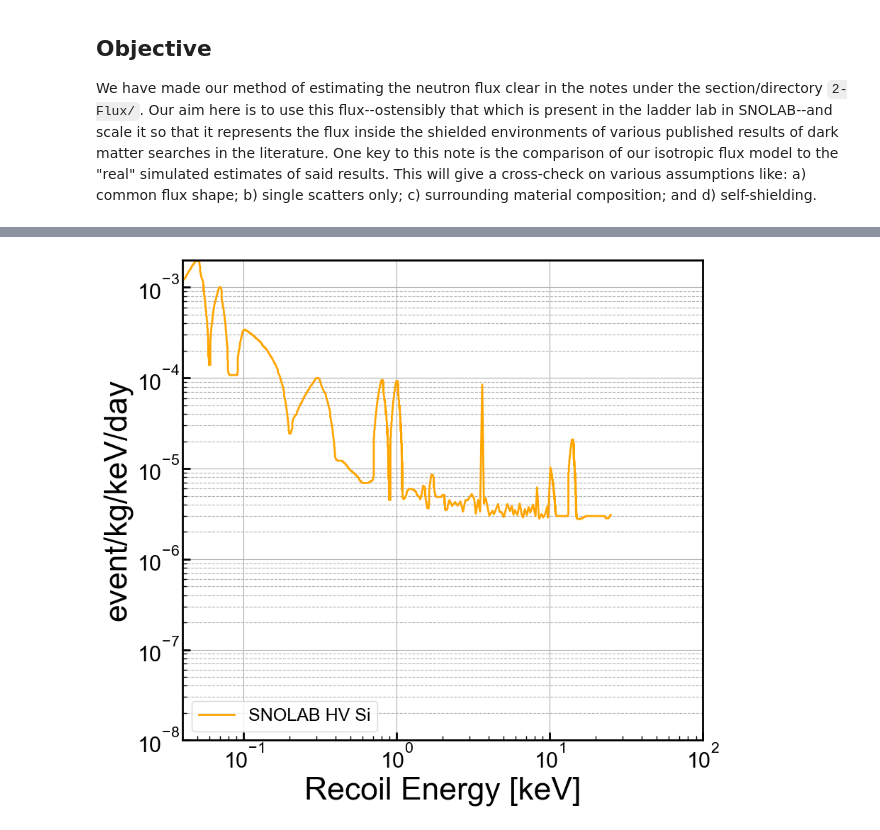
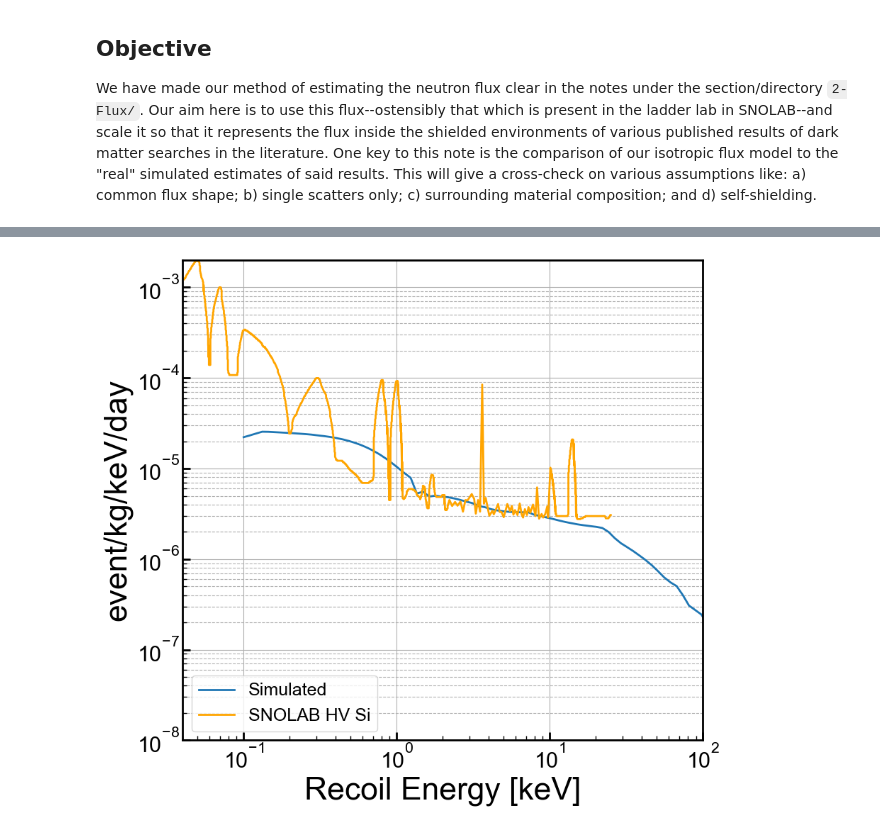
Before and after one commit to villano-lab/n-elec-scattering, a Jupyter notebook: 3-Final-Spectra/A-Flux-Scaling.ipynb, the cells around one changed output, grey strips where cells are left out. Drawn from its saved outputs; the diff is of its cells as text; code cells hidden in the pictures.

Commit message:
[ANV] start comparing recoil energy spectra

```diff
--- a/3-Final-Spectra/A-Flux-Scaling.ipynb
+++ b/3-Final-Spectra/A-Flux-Scaling.ipynb
@@ -31,3 +31,10 @@ import EDW
 #Import Data
 f6TR_nu = pd.read_csv('SNOLAB/Fig6TR_neutrons.txt',encoding='utf-16',comment="#",header=None)
 f7TR_nu = pd.read_csv('SNOLAB/Fig7TR_neutrons.txt',comment="#",header=None)
+
+#calculate from our flux
+#Flux specific to SNOLAB Si Detectors
+Er = np.geomspace(100/1e6,1,100) #recoil energy
+E,F,ff,ffspec = frs.SNOLAB_flux(Enmin=1e-3)
+
+drde_Si,_ = frs.dRdErCompoundSave(Er,E,F,N=1,Comp='Si')
@@ -39,37 +67,40 @@ ax1 = axes
 #plt.plot(f6TR_nu[0],f6TR_nu[1]/365,label='SNOLAB HV Si',linestyle='--')
 #plt.scatter(f7TR_nu[0],f7TR_nu[1]/365,label='SNOLAB iZIP Si',color='k',s=0.1)
 
+scdms_si_factor=5e-6
+
+ax1.plot(Er*1000,scdms_si_factor*drde_Si[:,0],label='Simulated')
 ax1.plot(f6TR_nu[0], f6TR_nu[1]/365,color='orange',linestyle='-',label="SNOLAB HV Si",linewidth=2)
 
 
 ymin = 1e-8
 ymax = 2e-3
 
 #shade in 1-sigma uncertainty bands
 #ax1.fill_between(th232chainEn,th_range[0]*jac*th232chainRn/width,th_range[1]*jac*th232chainRn/width, \
 #                 facecolor='y',alpha=0.5,label='')
 #ax1.fill_between(uchainEn,u_range[0]*jac*uchainRn/width,u_range[1]*jac*uchainRn/width, \
 #                 facecolor='r',alpha=0.3,label='')
 #ax1.fill_between(sumEn,jac*sumUp/width,jac*sumDn/width, \
 #                 facecolor='k',alpha=0.3,label='1$\sigma$ (x10)')
 
 
 #ax1.set_yscale('linear')
 ax1.set_yscale('log')
 ax1.set_xscale('log')
 ax1.set_xlim(0.04, 100)
 ax1.set_ylim(ymin,ymax)
 ax1.set_xlabel(r'Recoil Energy [keV]')
 ax1.set_ylabel('event/kg/keV/day')
 ax1.grid(True)
 ax1.yaxis.grid(True,which='minor',linestyle='--')
 ax1.legend(loc=3,prop={'size':18})
 #ax1.legend(bbox_to_anchor=(1.04,1),borderaxespad=0,prop={'size':22})
 
 for axis in ['top','bottom','left','right']:
   ax1.spines[axis].set_linewidth(2)
 
 plt.tight_layout()
 plt.show()
 # %% [output]
-[figure, old version]
+[figure, new version]
```
Also changed, not shown: parts of 1 cell of this notebook.
